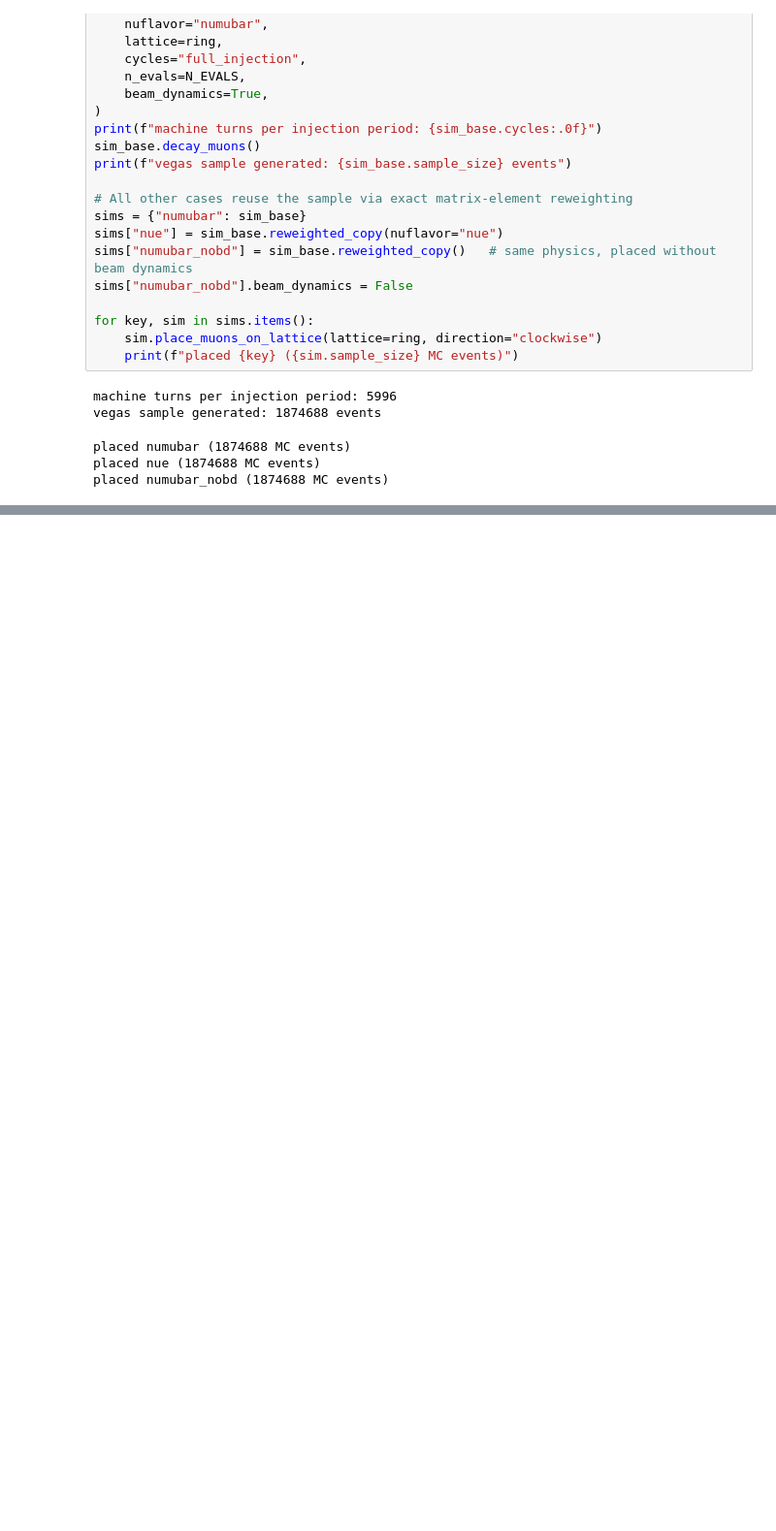
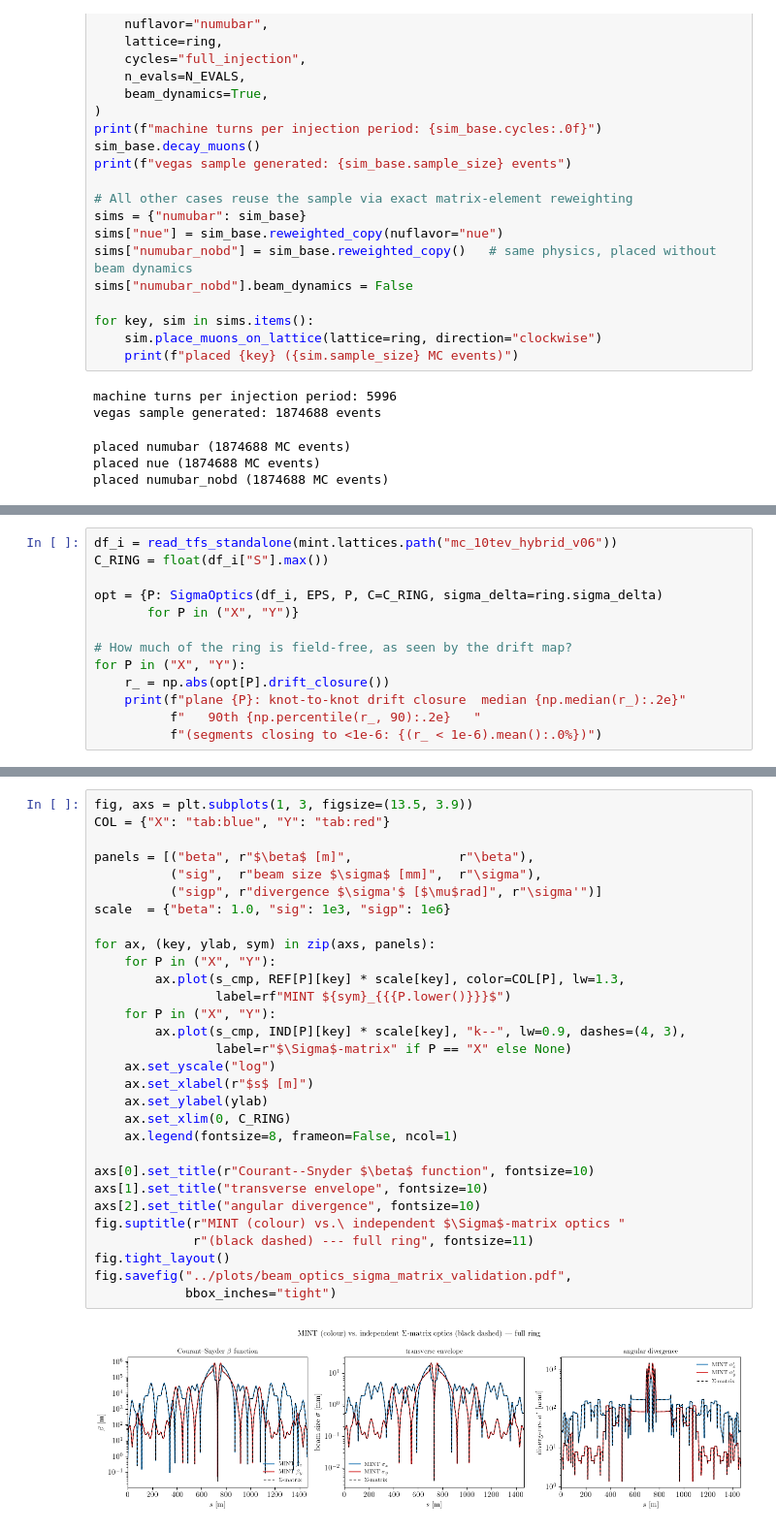
Before and after one commit to jchoi55/MINT, a Jupyter notebook: dev_examples/beam_optics_plots.ipynb, the cells around one changed output, grey strips where cells are left out. Shown at 97% size. Cells and saved outputs as stored; diff of their text form; blank space fills up the shorter version.

```diff
--- a/dev_examples/beam_optics_plots.ipynb
+++ b/dev_examples/beam_optics_plots.ipynb
@@ -289,0 +695,13 @@ placed numubar_nobd (1874688 MC events)
+# %%
+df_i = read_tfs_standalone(mint.lattices.path("mc_10tev_hybrid_v06"))
+C_RING = float(df_i["S"].max())
+
+opt = {P: SigmaOptics(df_i, EPS, P, C=C_RING, sigma_delta=ring.sigma_delta)
+       for P in ("X", "Y")}
+
+# How much of the ring is field-free, as seen by the drift map?
+for P in ("X", "Y"):
+    r_ = np.abs(opt[P].drift_closure())
+    print(f"plane {P}: knot-to-knot drift closure  median {np.median(r_):.2e}"
+          f"   90th {np.percentile(r_, 90):.2e}   "
+          f"(segments closing to <1e-6: {(r_ < 1e-6).mean():.0%})")
@@ -289,0 +749,32 @@ placed numubar_nobd (1874688 MC events)
+# %%
+fig, axs = plt.subplots(1, 3, figsize=(13.5, 3.9))
+COL = {"X": "tab:blue", "Y": "tab:red"}
+
+panels = [("beta", r"$\beta$ [m]",              r"\beta"),
+          ("sig",  r"beam size $\sigma$ [mm]",  r"\sigma"),
+          ("sigp", r"divergence $\sigma'$ [$\mu$rad]", r"\sigma'")]
+scale  = {"beta": 1.0, "sig": 1e3, "sigp": 1e6}
+
+for ax, (key, ylab, sym) in zip(axs, panels):
+    for P in ("X", "Y"):
+        ax.plot(s_cmp, REF[P][key] * scale[key], color=COL[P], lw=1.3,
+                label=rf"MINT ${sym}_{{{P.lower()}}}$")
+    for P in ("X", "Y"):
+        ax.plot(s_cmp, IND[P][key] * scale[key], "k--", lw=0.9, dashes=(4, 3),
+                label=r"$\Sigma$-matrix" if P == "X" else None)
+    ax.set_yscale("log")
+    ax.set_xlabel(r"$s$ [m]")
+    ax.set_ylabel(ylab)
+    ax.set_xlim(0, C_RING)
+    ax.legend(fontsize=8, frameon=False, ncol=1)
+
+axs[0].set_title(r"Courant--Snyder $\beta$ function", fontsize=10)
+axs[1].set_title("transverse envelope", fontsize=10)
+axs[2].set_title("angular divergence", fontsize=10)
+fig.suptitle(r"MINT (colour) vs.\ independent $\Sigma$-matrix optics "
+             r"(black dashed) --- full ring", fontsize=11)
+fig.tight_layout()
+fig.savefig("../plots/beam_optics_sigma_matrix_validation.pdf",
+            bbox_inches="tight")
+# %% [output]
+[figure, added]
```
Also changed, not shown: parts of 23 cells of this notebook, 10 other files.
